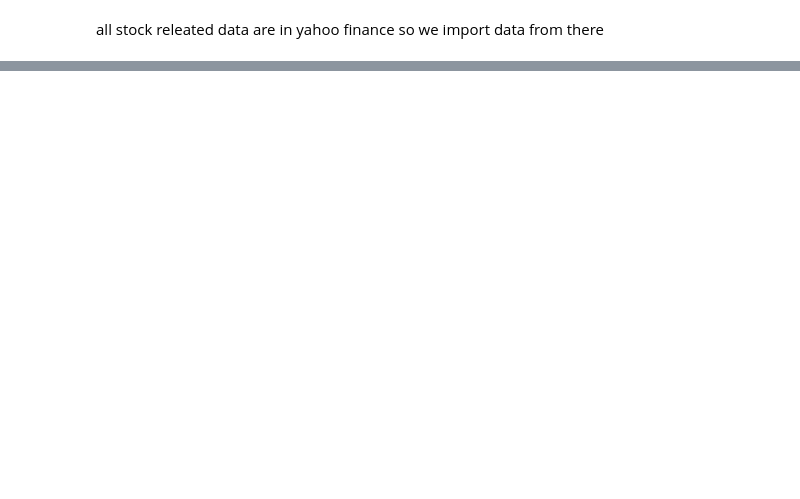
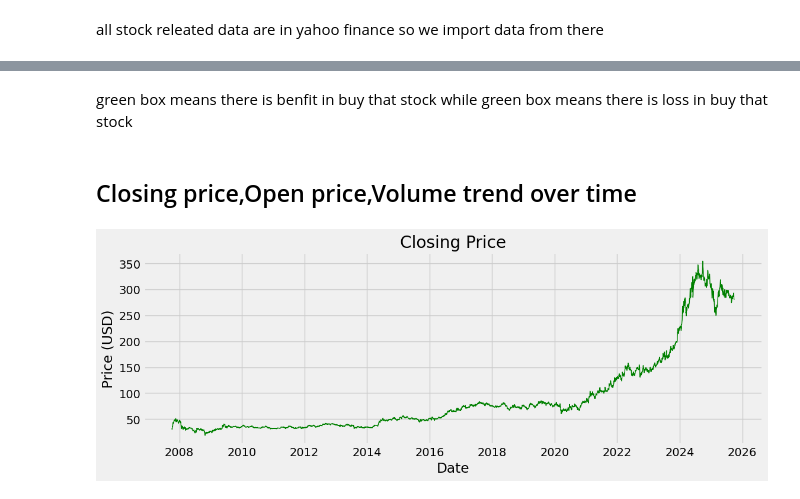
Before and after one commit to aditya90001/stock_price_prediction, a Jupyter notebook: a.ipynb, the cells around one changed output, grey strips where cells are left out. Saved outputs shown, nothing was run; the diff lists cells and outputs as text; code cells hidden in the pictures; blank space fills up the shorter version.

```diff
--- a/a.ipynb
+++ b/a.ipynb
@@ -12,0 +9,7 @@ KeyboardInterrupt:
+# %%
+import yfinance as yf
+import datetime as dt
+stock="POWERGRID.NS"
+start=dt.datetime(2000,1,1)
+end=dt.datetime(2025,10,1)
+df=yf.download(stock,start,end)
@@ -12,0 +74,2 @@ KeyboardInterrupt:
+# %%
+df=df.reset_index()
@@ -12,0 +126,4 @@ KeyboardInterrupt:
+# %% [markdown]
+green box means there is benfit in buy that stock while green box means there is loss in buy that stock
+# %% [markdown]
+## Closing price,Open price,Volume  trend over time
@@ -12,0 +132,10 @@ KeyboardInterrupt:
+# %%
+
+plt.figure(figsize=(12,4))
+plt.plot(df["Date"], df["Close"], color="green", linewidth=1)
+plt.title("Closing Price")
+plt.xlabel("Date")
+plt.ylabel("Price (USD)")
+plt.show()
+# %% [output]
+[figure, added]
```
Also changed, not shown: parts of 60 cells of this notebook, 1 other file.
